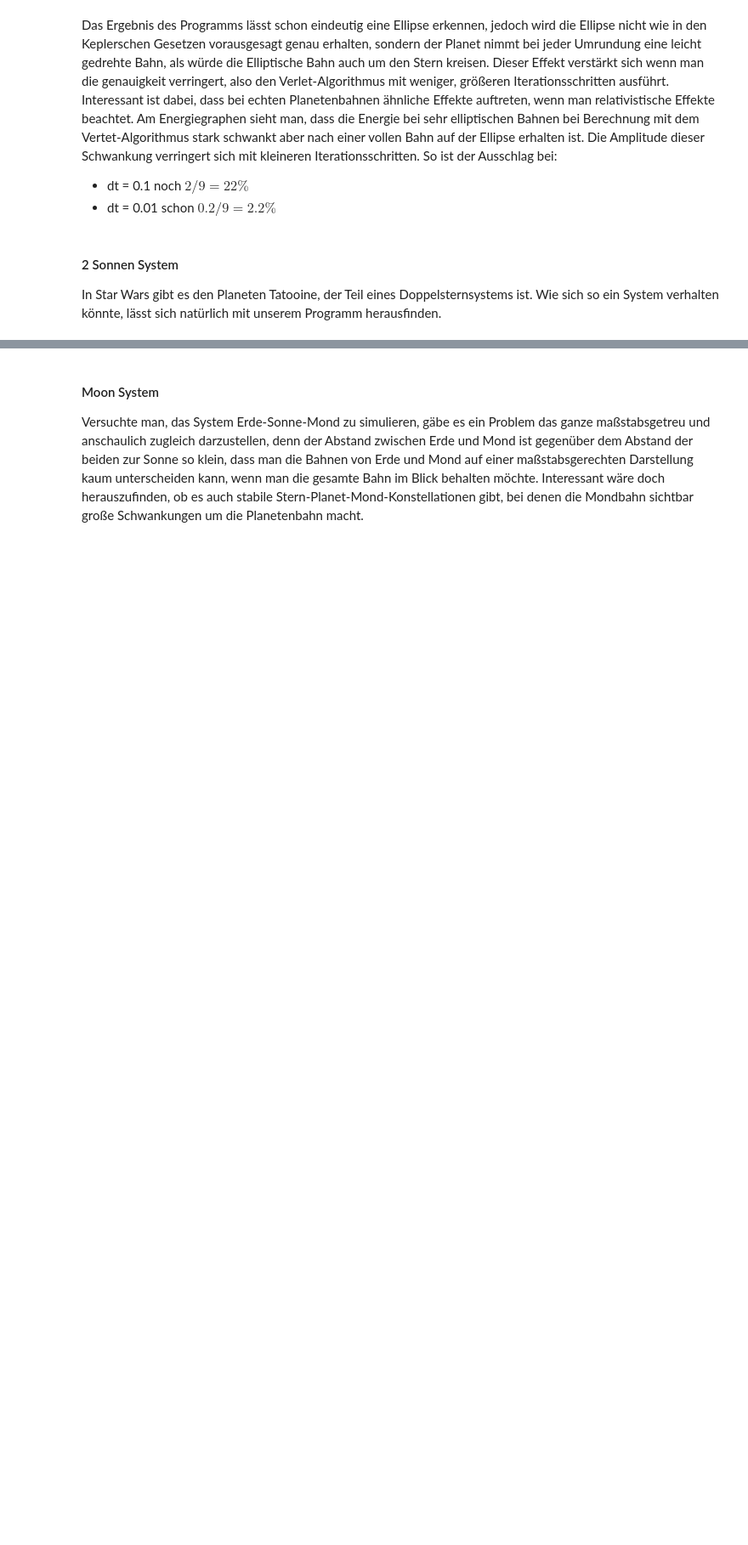
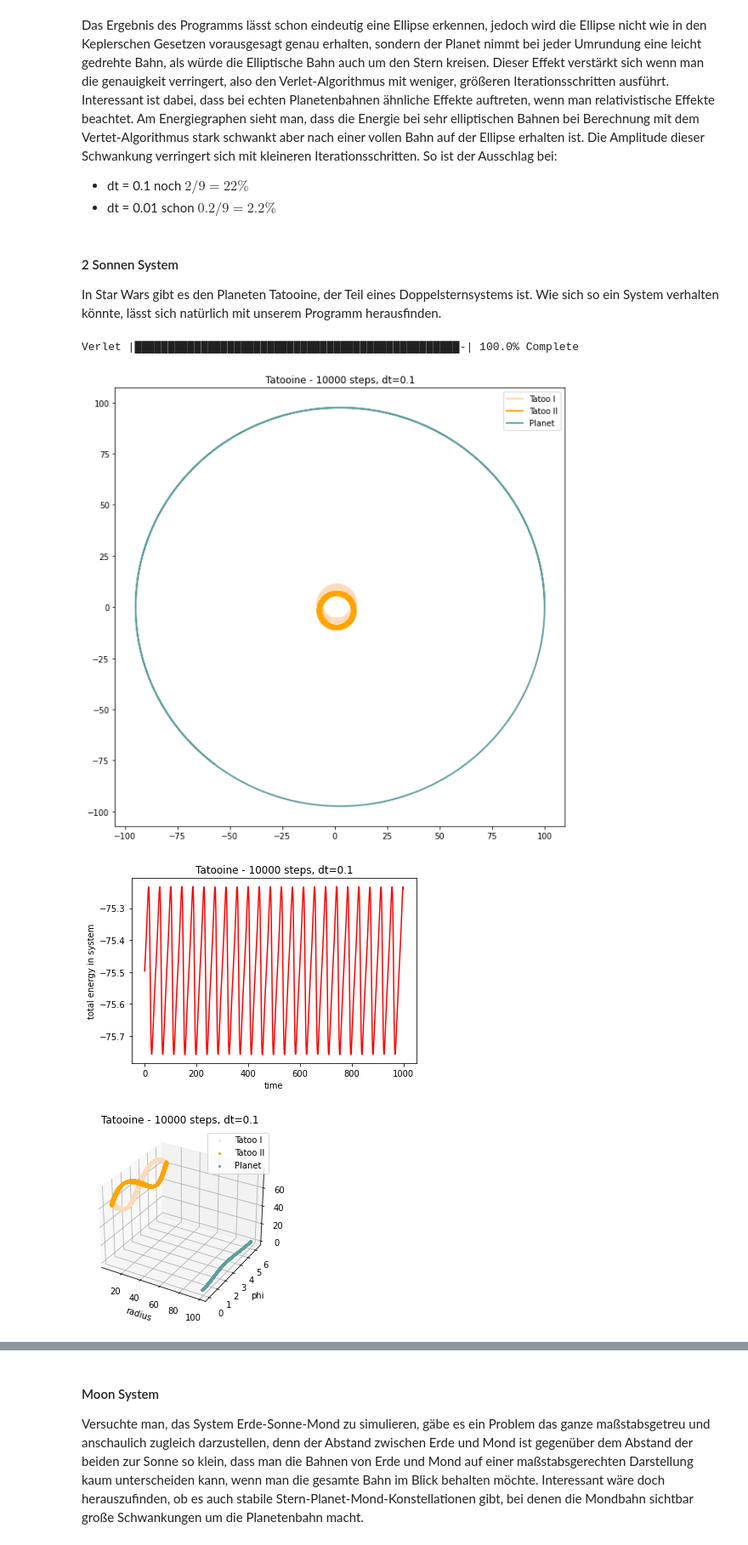
Before and after one commit to TimoWacke/solarsystem, a Jupyter notebook: summary.ipynb, the cells around one changed output, grey strips where cells are left out. Shown at 85% size. Cells and saved outputs as stored; diff of their text form; code cells hidden in the pictures; blank space fills up the shorter version.

```diff
--- a/summary.ipynb
+++ b/summary.ipynb
@@ -158,7 +158,7 @@ class ParticleFactory:
     Class to handle a set of particle and use it in a simulation
 
     @params
-        name        - Required  : name of the predefined particle set \in {"Solar", "Tatoo", "Elipse", "Moon System", "Lagrangepoints", "Phase Room"}
+           name        - Required  : name of the predefined particle set in: \n{"Solar", "Tatooine", "Tatoo", "Elipse", "Moon System", "Lagrangepoints", "Phase Room"}
     """
 
     def __init__(self, name: str):
@@ -204,6 +204,16 @@ class ParticleFactory:
             moon = Particle("Moon", sol.mass_moon, {"x": sol.distance_moon, "y": sol.distance_earth, "z": 0}, {
                             "x": sol.velocity_earth, "y": sol.velocity_moon, "z": 0}, "#666666")
             self.particleList = [star, mercury, venus, earth, mars, jupiter, saturn, uranus, neptune, moon]
+
+        if self.name == "Tatooine":
+            sun1 = Particle("Tatoo I", 50, {"x": 0, "y": 10, "z": 0}, {
+                            "x": -1, "y": 0, "z": 0}, "peachpuff")
+            sun2 = Particle(
+                "Tatoo II", 50, {"x": 0, "y": -10, "z": 0}, {"x": 1, "y": 0, "z": 0}, "orange")
+            planet = Particle("Planet", 1, {"x": 100, "y": 0, "z": 0}, {
+                "x": 0, "y": 1, "z": 0}, "cadetblue")
+
+            self.particleList =[sun1, sun2, planet]
 
         if self.name == "Tatoo":
             sun1 = Particle("Tatoo I", 100, {"x": 0, "y": 15, "z": 0}, {
@@ -672,3 +682,18 @@ Am Energiegraphen sieht man, dass die Energie bei sehr elliptischen Bahnen bei B
 #### 2 Sonnen System
 
 In Star Wars gibt es den Planeten Tatooine, der Teil eines Doppelsternsystems ist. Wie sich so ein System verhalten könnte, lässt sich natürlich mit unserem Programm herausfinden.
+# %%
+p = ParticleFactory("Tatooine")
+p.removeOffsetSpeed()
+s = Simulate(h=0.1, n=10000)
+a = Animate(p, s.verlet)
+
+a.pathPlot()
+a.energyPlot()
+a.phaseSpace(True) #True to show 3d, False to show 2d
+a.closePlot()
+# %% [output]
+Verlet |█████████████████████████████████████████████████-| 100.0% Complete
+[figure, added]
+[figure, added]
+[figure, added]
```
Also changed, not shown: parts of 9 cells of this notebook, 4 other files.
